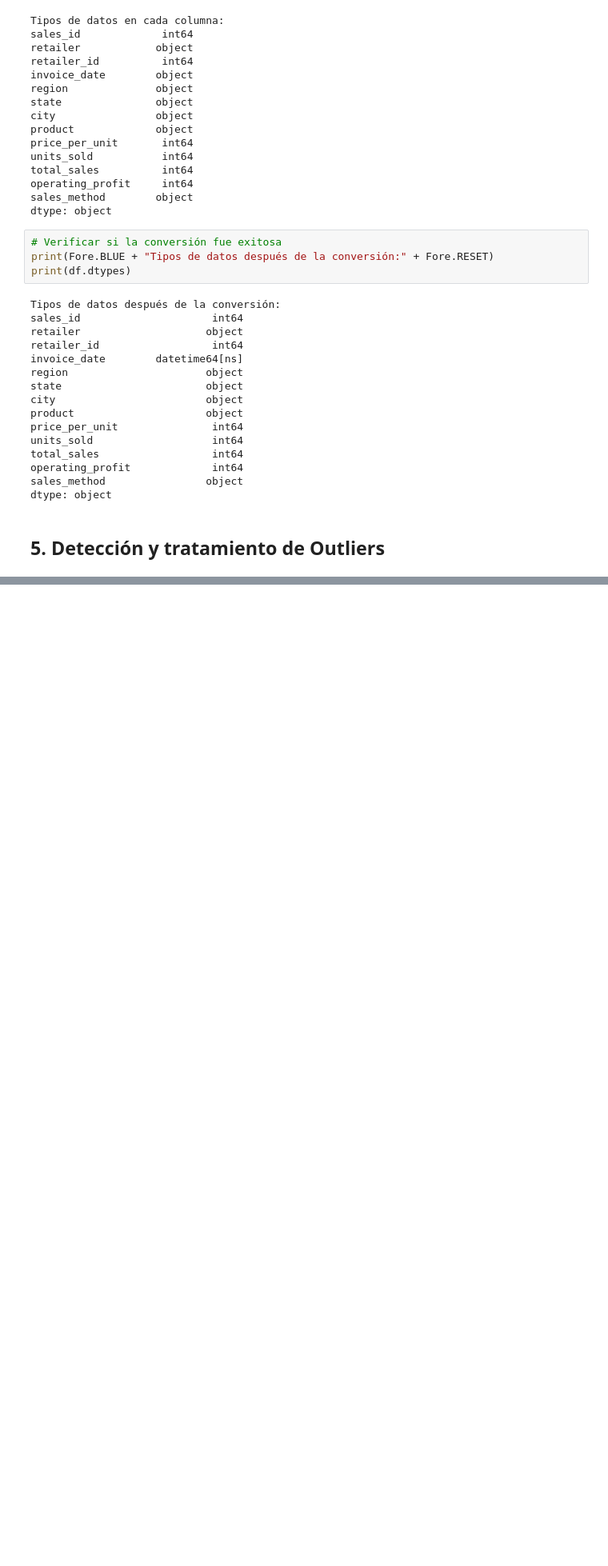
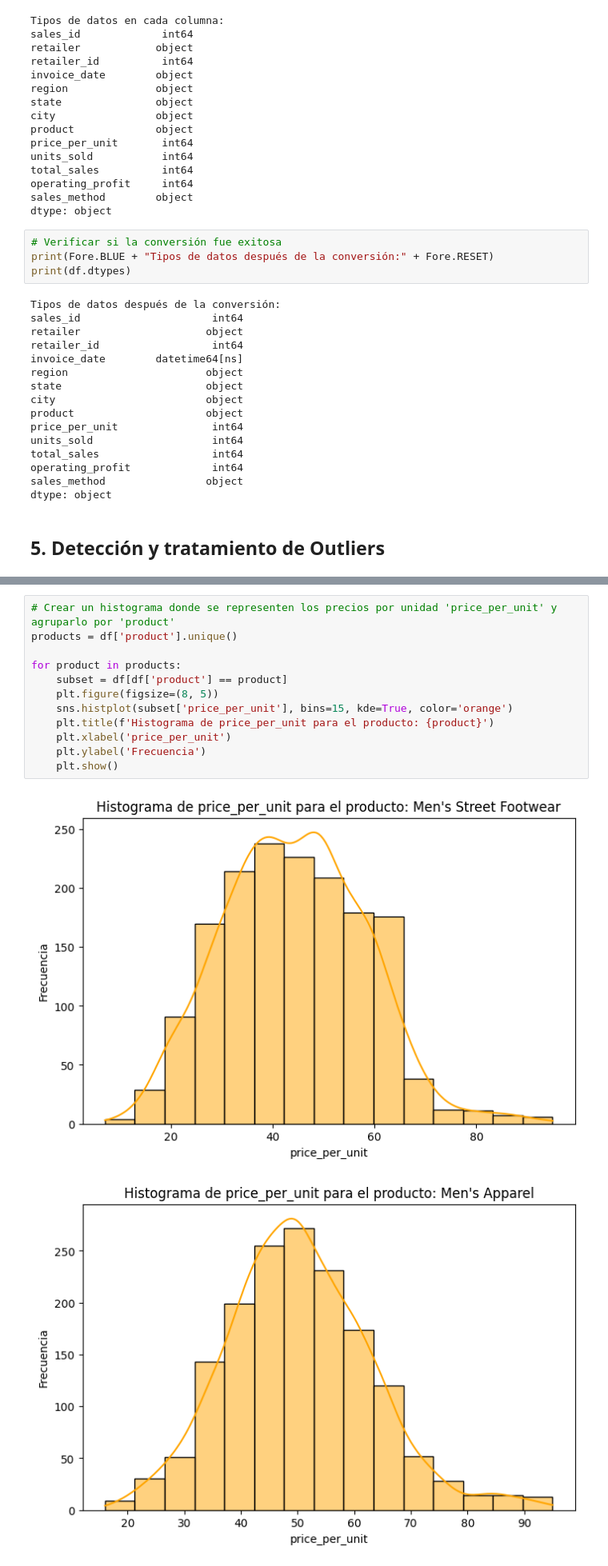
Before and after one commit to Dilmer-Rojas/Ventas_Adidas, a Jupyter notebook: notebooks/Data_Cleaning_Python.ipynb, the cells around one changed output, grey strips where cells are left out. Shown at 80% size. Cells and saved outputs as stored; diff of their text form; blank space fills up the shorter version.

```diff
--- a/notebooks/Data_Cleaning_Python.ipynb
+++ b/notebooks/Data_Cleaning_Python.ipynb
@@ -191,0 +240,15 @@ dtype: object
+# %%
+# Crear un histograma donde se representen los precios por unidad 'price_per_unit' y agruparlo por 'product'
+products = df['product'].unique()
+
+for product in products:
+    subset = df[df['product'] == product]
+    plt.figure(figsize=(8, 5))
+    sns.histplot(subset['price_per_unit'], bins=15, kde=True, color='orange')
+    plt.title(f'Histograma de price_per_unit para el producto: {product}')
+    plt.xlabel('price_per_unit')
+    plt.ylabel('Frecuencia')
+    plt.show()
+# %% [output]
+[figure, added]
+[figure, added]
```
Also changed, not shown: parts of 5 cells of this notebook.
